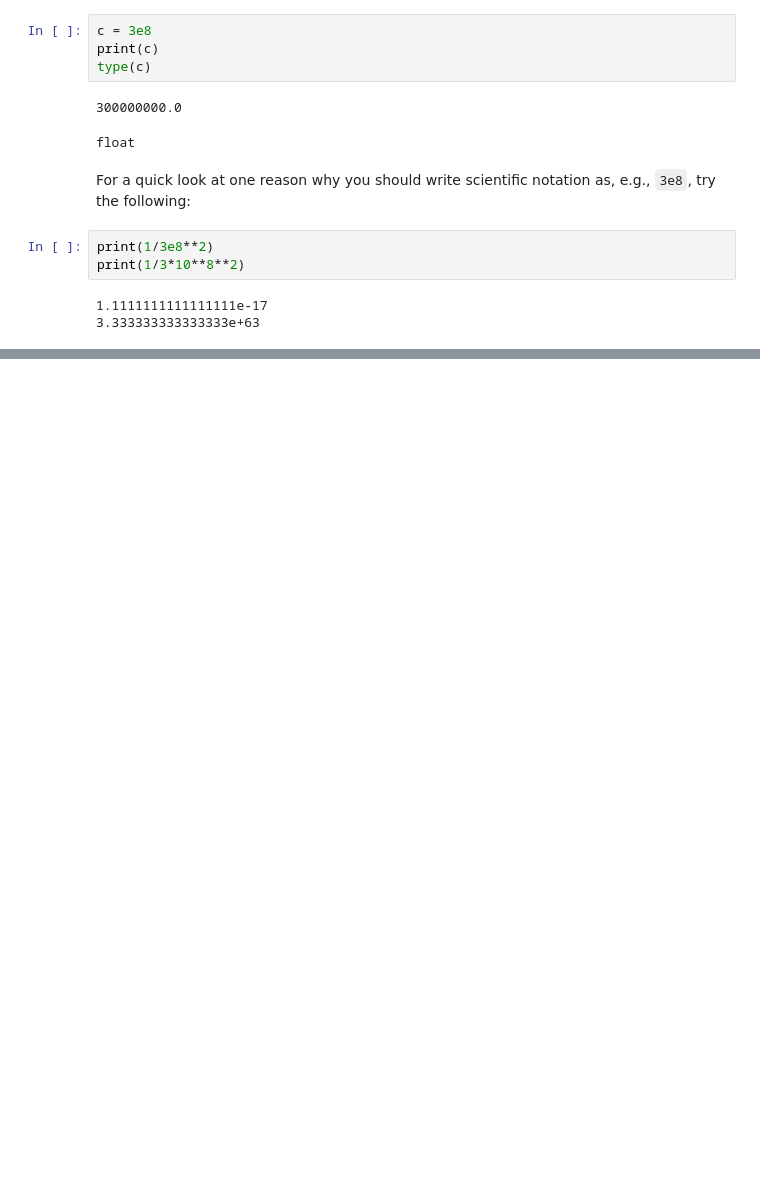
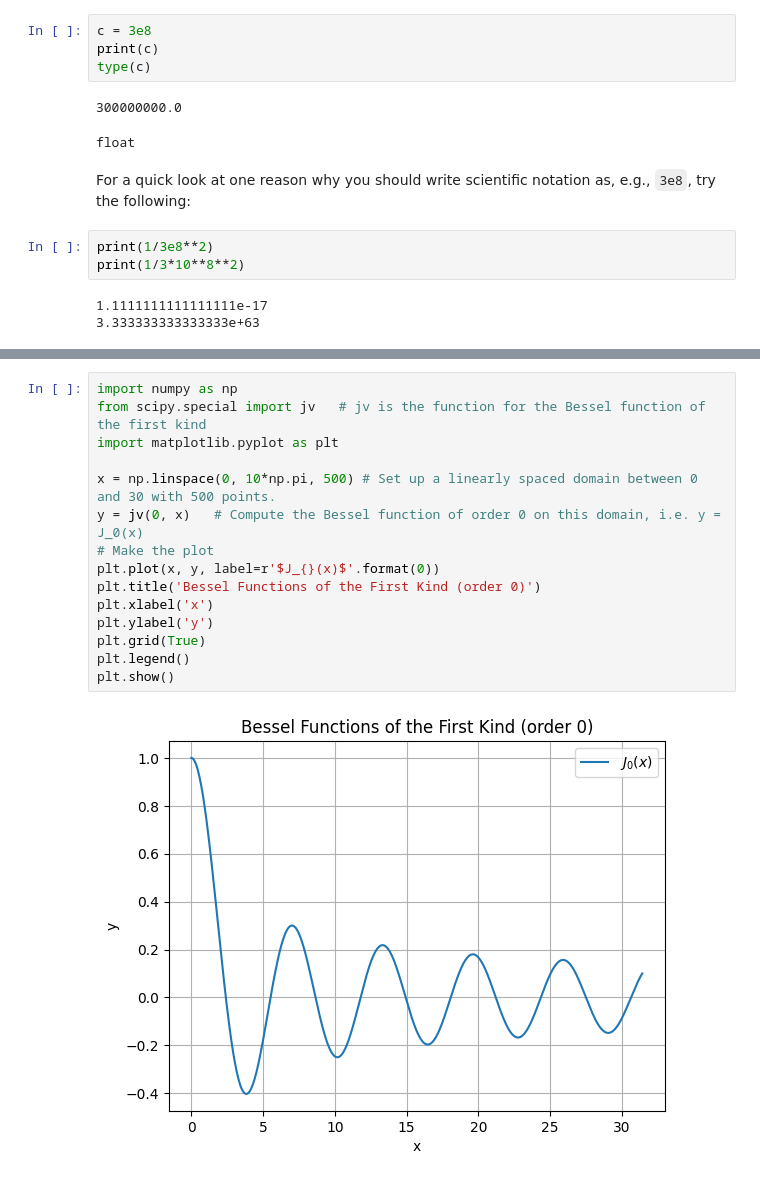
Before and after one commit to qiaqia444/Phys29, a Jupyter notebook: Phys29/lectures/Week1/04_scalars_and_arithmetic.ipynb, the cells around one changed output, grey strips where cells are left out. Saved outputs shown, nothing was run; the diff lists cells and outputs as text; blank space fills up the shorter version.

```diff
--- a/Phys29/lectures/Week1/04_scalars_and_arithmetic.ipynb
+++ b/Phys29/lectures/Week1/04_scalars_and_arithmetic.ipynb
@@ -192,0 +207,17 @@ Besides the issue above with the order of operations, there is a largest number
+# %%
+import numpy as np
+from scipy.special import jv   # jv is the function for the Bessel function of the first kind
+import matplotlib.pyplot as plt
+
+x = np.linspace(0, 10*np.pi, 500) # Set up a linearly spaced domain between 0 and 30 with 500 points.
+y = jv(0, x)   # Compute the Bessel function of order 0 on this domain, i.e. y = J_0(x)
+# Make the plot
+plt.plot(x, y, label=r'$J_{}(x)$'.format(0))
+plt.title('Bessel Functions of the First Kind (order 0)')
+plt.xlabel('x')
+plt.ylabel('y')
+plt.grid(True)
+plt.legend()
+plt.show()
+# %% [output]
+[figure, added]
```
Also changed, not shown: parts of 5 cells of this notebook, 1 other file.
